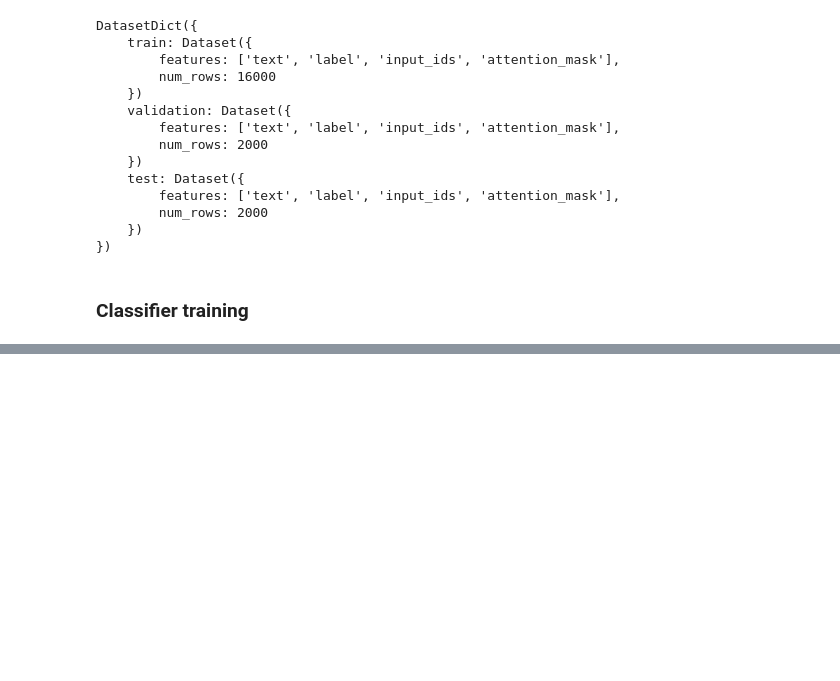
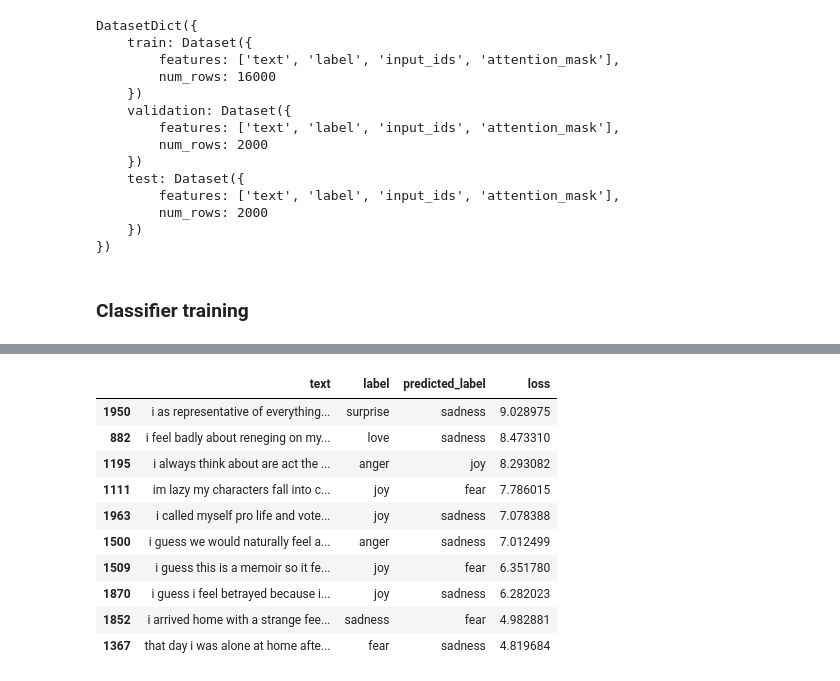
Before and after one commit to Gooogr/Book_nlp_with_transformers, a Jupyter notebook: ch2_text_classification.ipynb, the cells around one changed output, grey strips where cells are left out. Cells and saved outputs as stored; diff of their text form; code cells hidden in the pictures; blank space fills up the shorter version.

```diff
--- a/ch2_text_classification.ipynb
+++ b/ch2_text_classification.ipynb
@@ -186,0 +361,6 @@ device in use: cuda
+# %%
+num_labels = 6
+model = (AutoModelForSequenceClassification
+        .from_pretrained(model_ckpt, num_labels=num_labels)
+        .to(device))
+# warning because of the randonly initialized classification head
@@ -186,0 +450,38 @@ device in use: cuda
+# %%
+def forward_pass_with_label(batch):
+    # Place all input tensors on the same device as the model
+    inputs = {k:v.to(device) for k,v in batch.items() if k in tokenizer.model_input_names}
+    with torch.no_grad():
+        output = model(**inputs)
+        pred_label = torch.argmax(output.logits, axis=-1)
+        loss = cross_entropy(output.logits, batch["label"].to(device),
+        reduction="none")
+    # Place outputs on CPU for compatibility with other dataset columns
+    return {"loss": loss.cpu().numpy(),
+            "predicted_label": pred_label.cpu().numpy()}
+# %%
+# Convert our dataset back to PyTorch tensors
+emotion_encoded.set_format("torch", columns=["input_ids", "attention_mask", "label"])
+# Compute loss values
+emotion_encoded["validation"] = emotion_encoded["validation"].map(forward_pass_with_label,
+                                                                  batched=True, batch_size=16)
+# %%
+emotion_encoded.set_format("pandas")
+cols = ["text", "label", "predicted_label", "loss"]
+df_test = emotion_encoded["validation"][:][cols]
+df_test["label"] = df_test["label"].apply(label_int2str)
+df_test["predicted_label"] = (df_test["predicted_label"].apply(label_int2str))
+# %%
+df_test.sort_values("loss", ascending=False).head(10)
+# %% [output]
+|  | text | label | predicted_label | loss |
+| 1950 | i as representative of everything... | surprise | sadness | 9.028975 |
+| 882 | i feel badly about reneging on my... | love | sadness | 8.473310 |
+| 1195 | i always think about are act the ... | anger | joy | 8.293082 |
+| 1111 | im lazy my characters fall into c... | joy | fear | 7.786015 |
+| 1963 | i called myself pro life and vote... | joy | sadness | 7.078388 |
+| 1500 | i guess we would naturally feel a... | anger | sadness | 7.012499 |
+| 1509 | i guess this is a memoir so it fe... | joy | fear | 6.351780 |
+| 1870 | i guess i feel betrayed because i... | joy | sadness | 6.282023 |
+| 1852 | i arrived home with a strange fee... | sadness | fear | 4.982881 |
+| 1367 | that day i was alone at home afte... | fear | sadness | 4.819684 |
```
Also changed, not shown: parts of 50 cells of this notebook.
